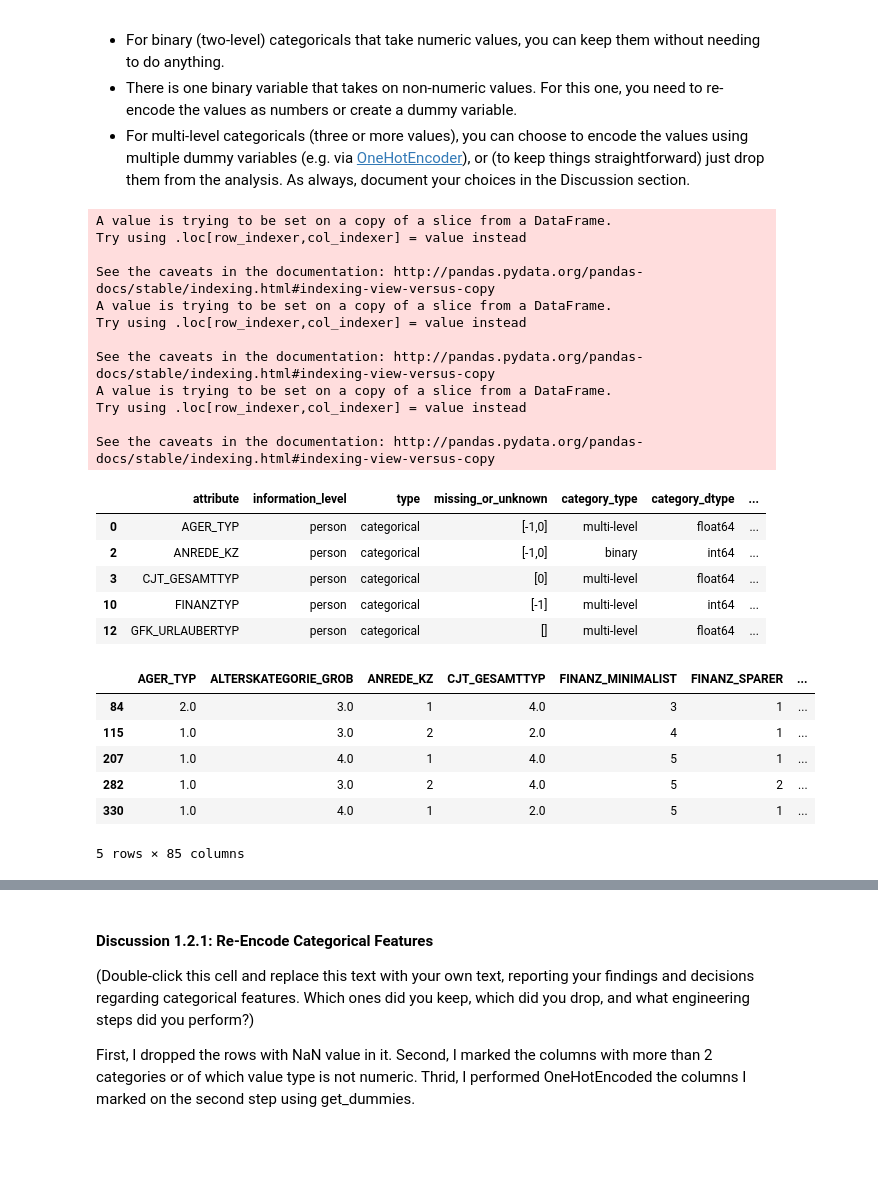
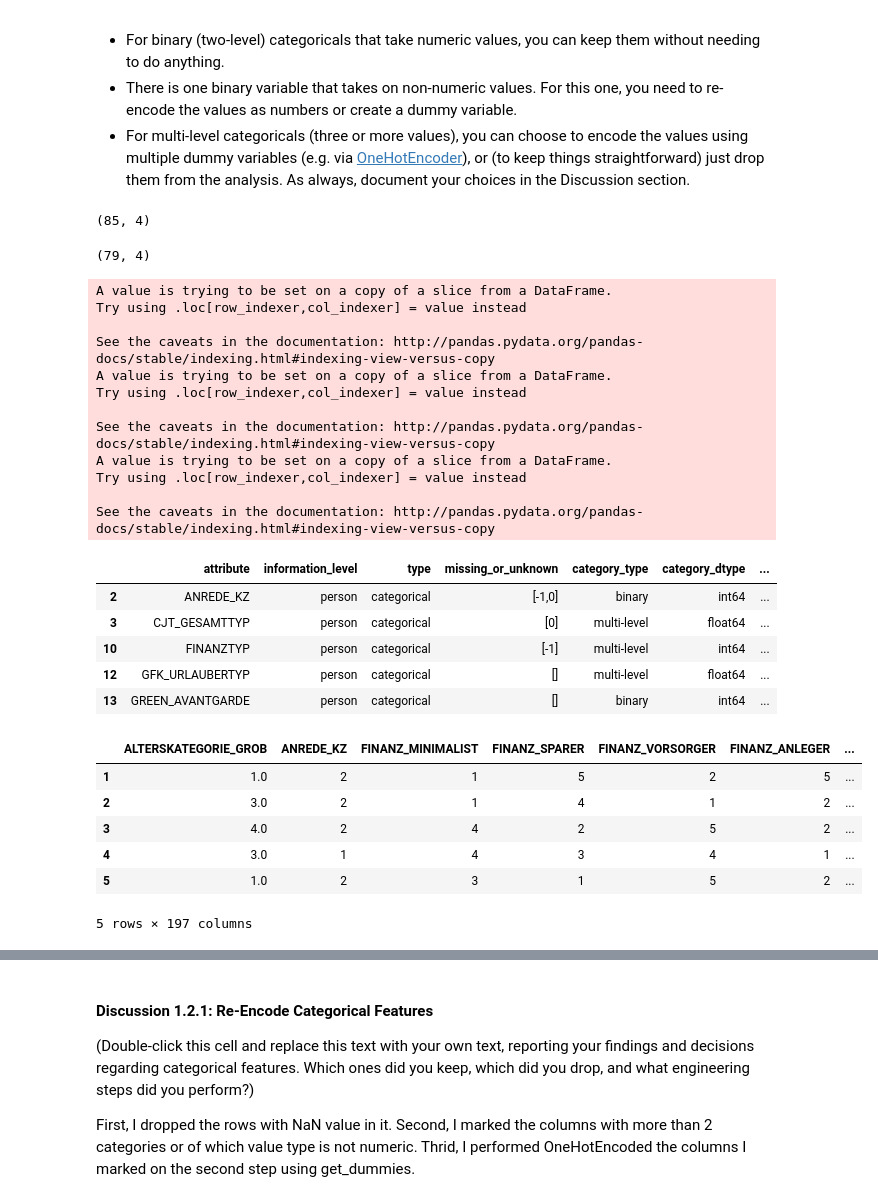
Before and after one commit to jihangshin/udacity, a Jupyter notebook: Identify Customer Segments/Identify_Customer_Segments.ipynb, the cells around one changed output, grey strips where cells are left out. Cells and saved outputs as stored; diff of their text form; code cells hidden in the pictures; blank space fills up the shorter version.

```diff
--- a/Identify Customer Segments/Identify_Customer_Segments.ipynb
+++ b/Identify Customer Segments/Identify_Customer_Segments.ipynb
@@ -236,6 +257,5 @@ plt.show()
 # Remove the outlier columns from the dataset. (You'll perform other data
 # engineering tasks such as re-encoding and imputation later.)
 
-#remove TITEL_KZ
-azdias_df = azdias_df.drop('TITEL_KZ', 1)
-# azdias_df.describe()
+#remove 'AGER_TYP', 'GEBURTSJAHR', 'TITEL_KZ', 'ALTER_HH', 'KK_KUNDENTYP', 'KBA05_BAUMAX'
+azdias_df = azdias_df.drop(['AGER_TYP', 'GEBURTSJAHR', 'TITEL_KZ', 'ALTER_HH', 'KK_KUNDENTYP', 'KBA05_BAUMAX'], 1)
@@ -381,9 +414,23 @@ For categorical data, you would ordinarily need to encode the levels as dummy va
 - For binary (two-level) categoricals that take numeric values, you can keep them without needing to do anything.
 - There is one binary variable that takes on non-numeric values. For this one, you need to re-encode the values as numbers or create a dummy variable.
 - For multi-level categoricals (three or more values), you can choose to encode the values using multiple dummy variables (e.g. via [OneHotEncoder](http://scikit-learn.org/stable/modules/generated/sklearn.preprocessing.OneHotEncoder.html)), or (to keep things straightforward) just drop them from the analysis. As always, document your choices in the Discussion section.
+# %%
+feat_info_df.shape
+# %% [output]
+(85, 4)
 # %%
-# drop 'TITEL_KZ', bc 'TITEL_KZ' columns is not existed anymore in azdias dataframe
+# drop 'AGER_TYP', 'GEBURTSJAHR', 'TITEL_KZ', 'ALTER_HH', 'KK_KUNDENTYP', 'KBA05_BAUMAX'
+#, bc the columns are not existed anymore in azdias dataframe
+feat_info_df = feat_info_df[feat_info_df.attribute != 'AGER_TYP']
+feat_info_df = feat_info_df[feat_info_df.attribute != 'GEBURTSJAHR']
 feat_info_df = feat_info_df[feat_info_df.attribute != 'TITEL_KZ']
+feat_info_df = feat_info_df[feat_info_df.attribute != 'ALTER_HH']
+feat_info_df = feat_info_df[feat_info_df.attribute != 'KK_KUNDENTYP']
+feat_info_df = feat_info_df[feat_info_df.attribute != 'KBA05_BAUMAX']
+# %%
+feat_info_df.shape
+# %% [output]
+(79, 4)
 # %%
 categorical_df = feat_info_df[feat_info_df['type'] == 'categorical']
 # categorical_df
@@ -399,7 +442,7 @@ category_dtype_ls = []
 is_re_encode_required_ls = []
 for attribute in categorical_df['attribute']:
 #     print(attribute, azdias_df_lte_30[attribute].dtype, azdias_df_lte_30[attribute].unique())
-    unique_ls = azdias_df_lte_30_dropped[attribute].unique()
+    unique_ls = azdias_df_lte_30[attribute].unique()
     unique_ls_len = len(unique_ls)
     if unique_ls_len == 2 :
         category_type_ls.append("binary")
@@ -409,7 +452,7 @@ for attribute in categorical_df['attribute']:
         print("singe level exist!! here!!")
         category_type_ls.append("single-level")
 
-    dtype_col = azdias_df_lte_30_dropped[attribute].dtype
+    dtype_col = azdias_df_lte_30[attribute].dtype
     category_dtype_ls.append(dtype_col)
 
     if dtype_col == "object":
@@ -440,18 +483,30 @@ Try using .loc[row_indexer,col_indexer] = value instead
 
 See the caveats in the documentation: http://pandas.pydata.org/pandas-docs/stable/indexing.html#indexing-view-versus-copy
 |  | attribute | information_level | type | missing_or_unknown | category_type | category_dtype | ... |
-| 0 | AGER_TYP | person | categorical | [-1,0] | multi-level | float64 | ... |
 | 2 | ANREDE_KZ | person | categorical | [-1,0] | binary | int64 | ... |
 | 3 | CJT_GESAMTTYP | person | categorical | [0] | multi-level | float64 | ... |
 | 10 | FINANZTYP | person | categorical | [-1] | multi-level | int64 | ... |
 | 12 | GFK_URLAUBERTYP | person | categorical | [] | multi-level | float64 | ... |
+| 13 | GREEN_AVANTGARDE | person | categorical | [] | binary | int64 | ... |
+# %%
+# Re-encode categorical variable(s) to be kept in the analysis.
+
+for row in categorical_df.index:
+    if categorical_df.loc[row].is_re_encode_required == "yes":
+        attribute = categorical_df.loc[row].attribute
+        dummy = pd.get_dummies(azdias_df_lte_30[attribute], prefix=attribute[1:-1])
+#         print(dummy.head)
+#         print(attribute, dummy.shape)
+
+        azdias_df_lte_30 = pd.concat([azdias_df_lte_30, dummy], axis=1) #add encoded columns at the end
+        azdias_df_lte_30 = azdias_df_lte_30.drop(columns=[attribute])  #drop the original column
 # %%
-azdias_df_lte_30_dropped.head()
+azdias_df_lte_30.head()
 # %% [output]
-|  | AGER_TYP | ALTERSKATEGORIE_GROB | ANREDE_KZ | CJT_GESAMTTYP | FINANZ_MINIMALIST | FINANZ_SPARER | ... |
-| 84 | 2.0 | 3.0 | 1 | 4.0 | 3 | 1 | ... |
-| 115 | 1.0 | 3.0 | 2 | 2.0 | 4 | 1 | ... |
-| 207 | 1.0 | 4.0 | 1 | 4.0 | 5 | 1 | ... |
-| 282 | 1.0 | 3.0 | 2 | 4.0 | 5 | 2 | ... |
-| 330 | 1.0 | 4.0 | 1 | 2.0 | 5 | 1 | ... |
+|  | ALTERSKATEGORIE_GROB | ANREDE_KZ | FINANZ_MINIMALIST | FINANZ_SPARER | FINANZ_VORSORGER | FINANZ_ANLEGER | ... |
+| 1 | 1.0 | 2 | 1 | 5 | 2 | 5 | ... |
+| 2 | 3.0 | 2 | 1 | 4 | 1 | 2 | ... |
+| 3 | 4.0 | 2 | 4 | 2 | 5 | 2 | ... |
+| 4 | 3.0 | 1 | 4 | 3 | 4 | 1 | ... |
+| 5 | 1.0 | 2 | 3 | 1 | 5 | 2 | ... |
-5 rows × 85 columns
+5 rows × 197 columns
```
Also changed, not shown: parts of 83 cells of this notebook, 3 other files.
